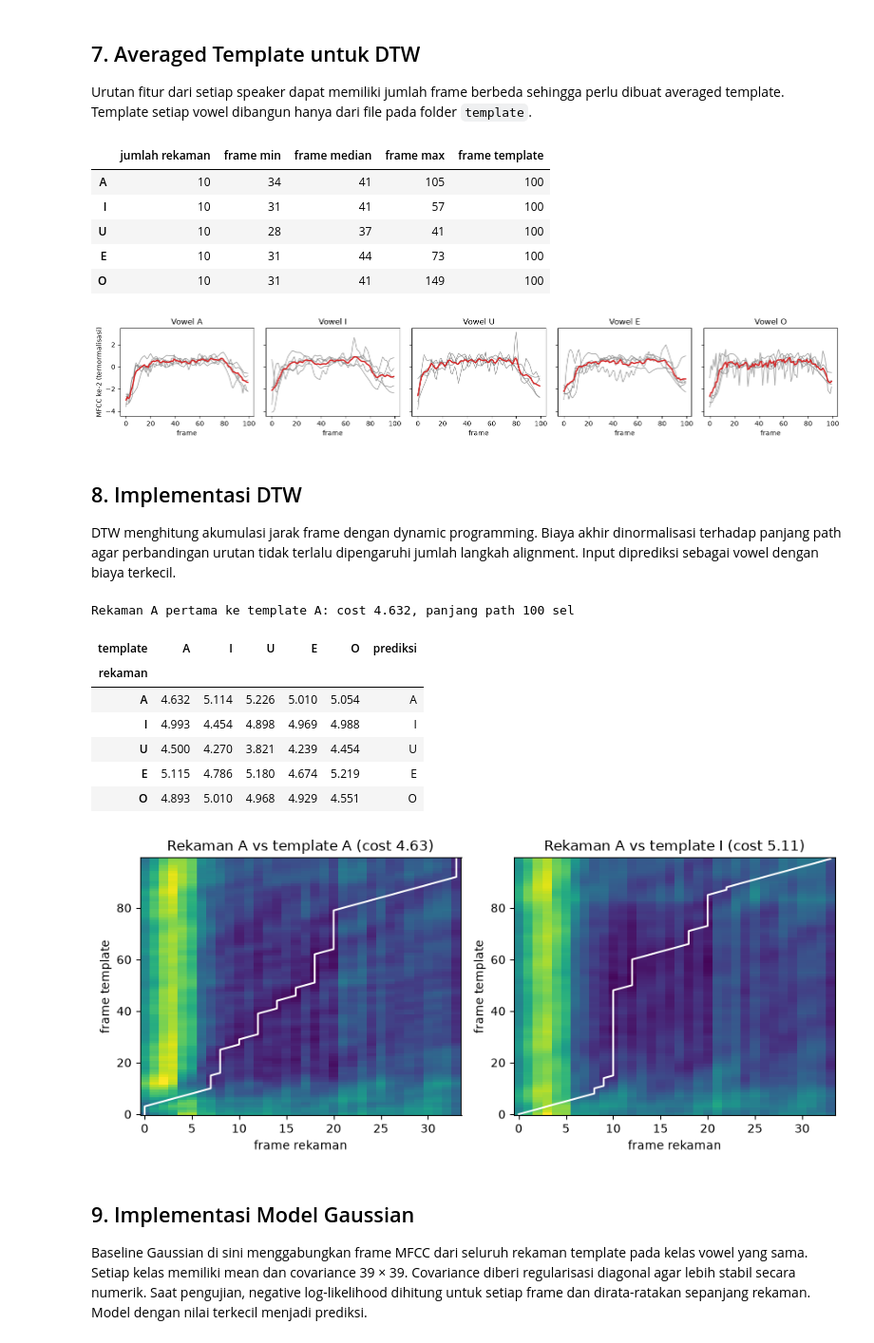
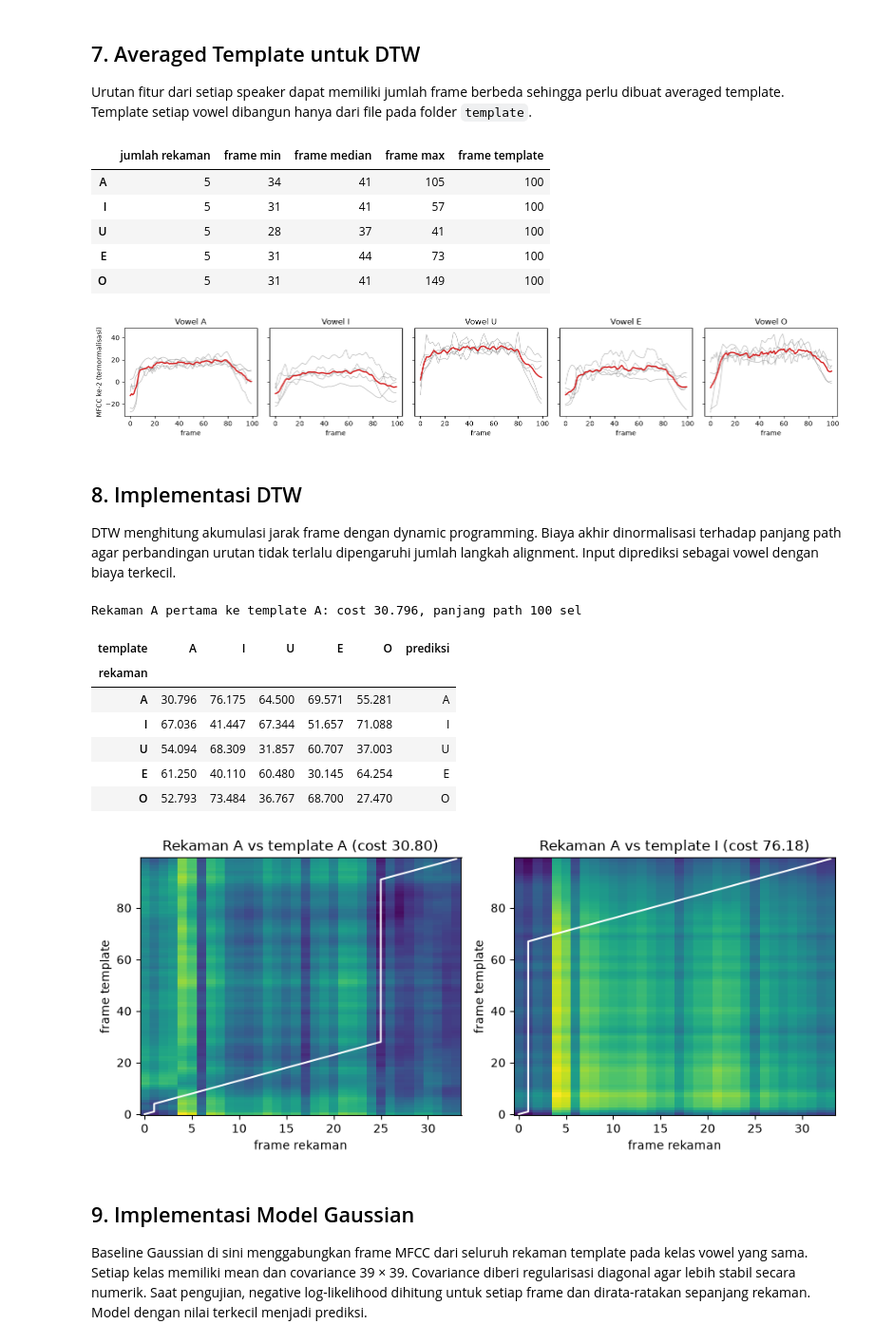
Before and after one commit to naomirisaka/Pengenalan_Vowel_Bahasa_Indonesia, a Jupyter notebook: main.ipynb, the cells around one changed output. Shown at 95% size. Drawn from its saved outputs; the diff is of its cells as text; code cells hidden in the pictures.

```diff
--- a/main.ipynb
+++ b/main.ipynb
@@ -279,43 +292,44 @@ Urutan fitur dari setiap speaker dapat memiliki jumlah frame berbeda sehingga pe
 # %%
 from src.template import TARGET_TEMPLATE_FRAMES as TEMPLATE_FRAMES, build_templates, resample_frames
 
-template_df = df[df["usage"] == "CR"]
+# data/test/closed/recording berisi file yang identik dengan template, jadi ambil dari folder template saja
+template_df = df[(df["usage"] == "CR") & df["file_path"].map(lambda p: "template" in Path(p).parts)]
 template_feats = {
     v: [feature_cache[path] for path in template_df[template_df["vowel"] == v]["file_path"]] for v in VOWELS
 }
 
 templates = build_templates(template_feats)
 
 summary = pd.DataFrame({
     v: {
         "jumlah rekaman": len(fs),
         "frame min": min(len(f) for f in fs),
         "frame median": int(np.median([len(f) for f in fs])),
         "frame max": max(len(f) for f in fs),
         "frame template": len(templates[v]),
     }
     for v, fs in template_feats.items()
 }).T
 display(summary)
 
 fig, axes = plt.subplots(1, len(VOWELS), figsize=(3.2 * len(VOWELS), 2.8), sharey=True)
 for ax, v in zip(axes, VOWELS):
     for f in template_feats[v]:
         ax.plot(resample_frames(f, TEMPLATE_FRAMES)[:, 1], color="gray", alpha=0.5, lw=1)
     ax.plot(templates[v][:, 1], color="C3", lw=2)
     ax.set_title(f"Vowel {v}")
     ax.set_xlabel("frame")
 axes[0].set_ylabel("MFCC ke-2 (ternormalisasi)")
 plt.tight_layout()
 plt.show()
 # %% [output]
 |  | jumlah rekaman | frame min | frame median | frame max | frame template |
-| A | 10 | 34 | 41 | 105 | 100 |
-| I | 10 | 31 | 41 | 57 | 100 |
-| U | 10 | 28 | 37 | 41 | 100 |
-| E | 10 | 31 | 44 | 73 | 100 |
-| O | 10 | 31 | 41 | 149 | 100 |
+| A | 5 | 34 | 41 | 105 | 100 |
+| I | 5 | 31 | 41 | 57 | 100 |
+| U | 5 | 28 | 37 | 41 | 100 |
+| E | 5 | 31 | 44 | 73 | 100 |
+| O | 5 | 31 | 41 | 149 | 100 |
-[figure, old version]
+[figure, new version]
 # %% [markdown]
 ## 8. Implementasi DTW
 
@@ -349,15 +363,15 @@ for ax, v in zip(axes, ["A", "I"]):
 plt.tight_layout()
 plt.show()
 # %% [output]
-Rekaman A pertama ke template A: cost 4.632, panjang path 100 sel
+Rekaman A pertama ke template A: cost 30.796, panjang path 100 sel
 | template | A | I | U | E | O | prediksi |
 | rekaman |  |  |  |  |  |  |
-| A | 4.632 | 5.114 | 5.226 | 5.010 | 5.054 | A |
-| I | 4.993 | 4.454 | 4.898 | 4.969 | 4.988 | I |
-| U | 4.500 | 4.270 | 3.821 | 4.239 | 4.454 | U |
-| E | 5.115 | 4.786 | 5.180 | 4.674 | 5.219 | E |
-| O | 4.893 | 5.010 | 4.968 | 4.929 | 4.551 | O |
+| A | 30.796 | 76.175 | 64.500 | 69.571 | 55.281 | A |
+| I | 67.036 | 41.447 | 67.344 | 51.657 | 71.088 | I |
+| U | 54.094 | 68.309 | 31.857 | 60.707 | 37.003 | U |
+| E | 61.250 | 40.110 | 60.480 | 30.145 | 64.254 | E |
+| O | 52.793 | 73.484 | 36.767 | 68.700 | 27.470 | O |
-[figure, old version]
+[figure, new version]
 # %% [markdown]
 ## 9. Implementasi Model Gaussian
 
```
Also changed, not shown: parts of 14 cells of this notebook, 1 other file.
